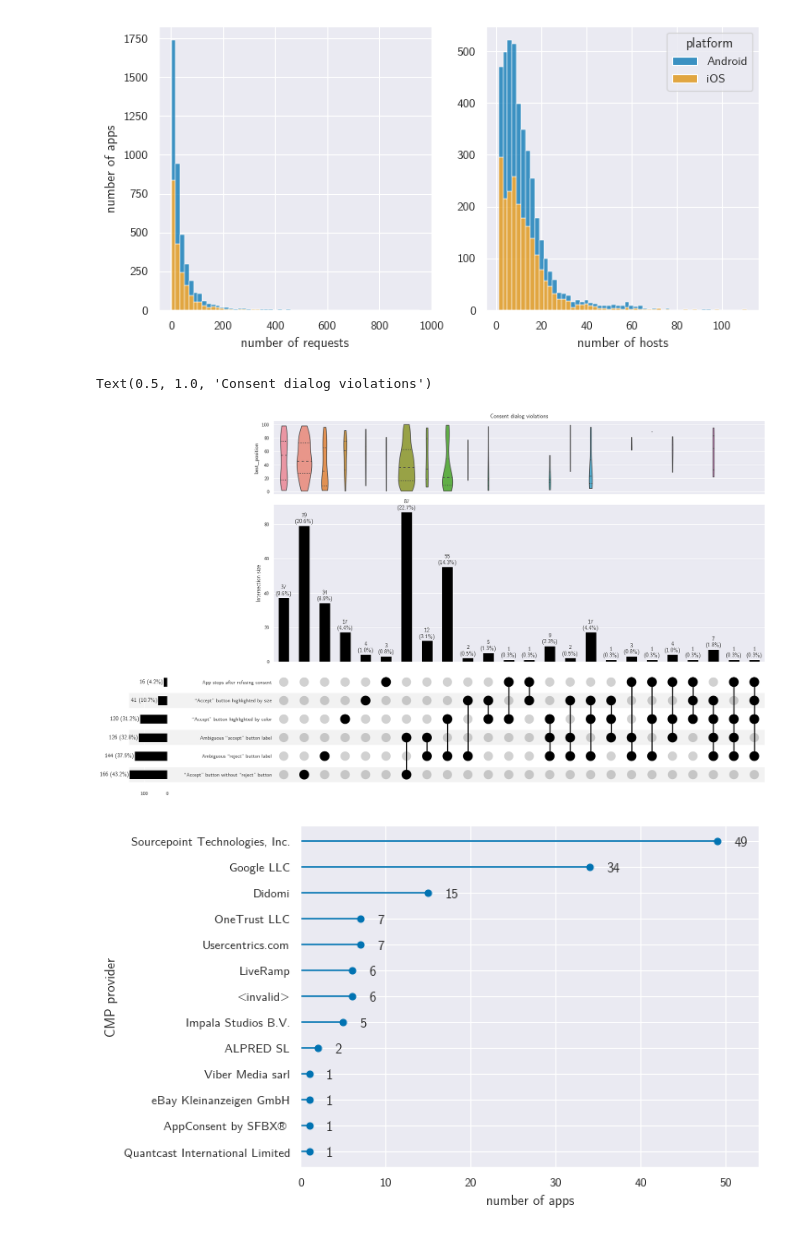
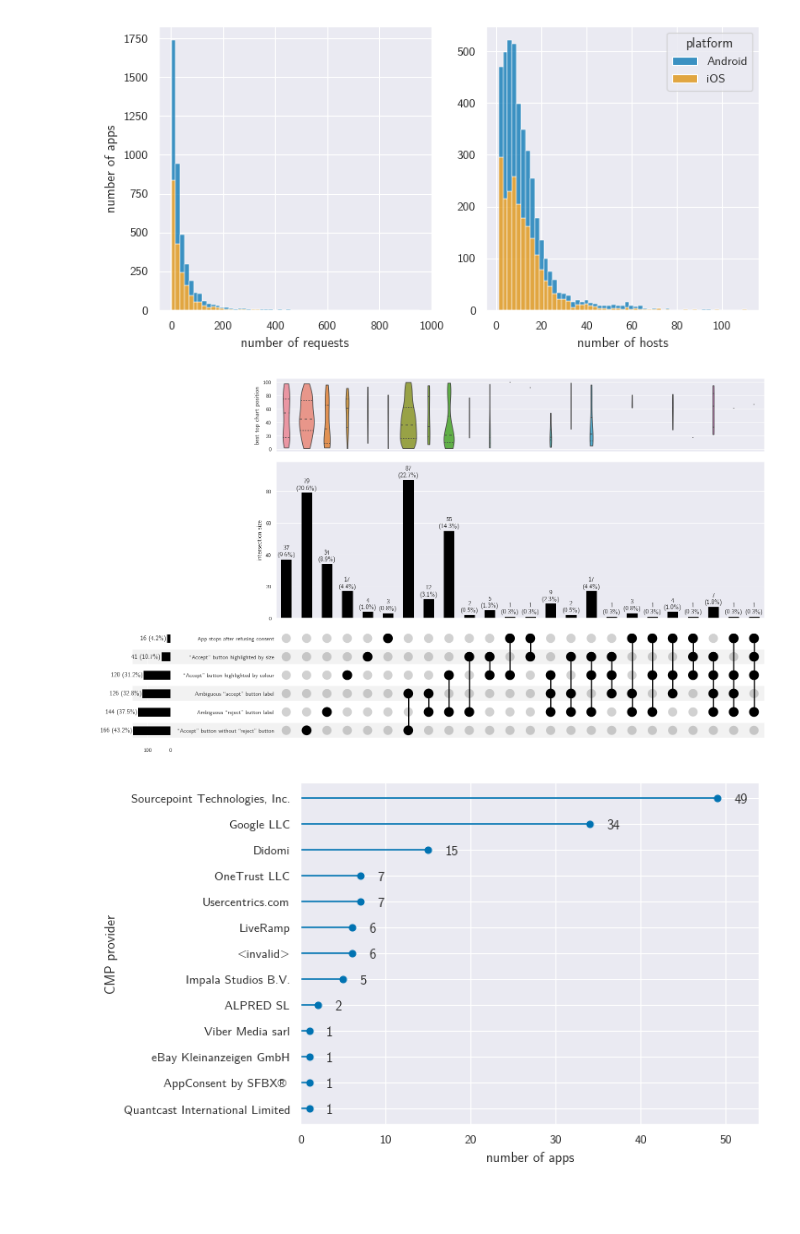
Before and after one commit to baltpeter/thesis-mobile-consent-dialogs, a Jupyter notebook: src/graphs.ipynb, the cells around one changed output. Drawn from its saved outputs; the diff is of its cells as text; code cells hidden in the pictures; blank space fills up the shorter version.

```diff
--- a/src/graphs.ipynb
+++ b/src/graphs.ipynb
@@ -50,28 +50,34 @@ fig.savefig(os.path.join(graphs_dir, 'requests_hosts_per_app.pdf'),
 [figure]
 # %%
 csv = pd.read_csv(os.path.join(data_dir, 'dialogs.csv'), on_bad_lines='error', header=0, names=[
-                  'name', 'platform', 'version', 'categories', 'best_position', 'best_position_set', 'verdict', 'App stops after refusing consent', '“Accept” button highlighted by color', 'Ambiguous “accept” button label', 'Ambiguous “reject” button label', '“Accept” button highlighted by size', '“Accept” button without “reject” button'], converters={'platform': lambda p: 'Android' if p == 'android' else 'iOS'})
+                  'name', 'platform', 'version', 'categories', 'best_position', 'best_position_set', 'verdict', 'App stops after refusing consent', '“Accept” button highlighted by colour', 'Ambiguous “accept” button label', 'Ambiguous “reject” button label', '“Accept” button highlighted by size', '“Accept” button without “reject” button'], converters={'platform': lambda p: 'Android' if p == 'android' else 'iOS'})
 dialogs = csv.loc[(csv['verdict'] == 'dialog') |
                   (csv['verdict'] == 'maybe_dialog')]
 data = from_indicators(
     lambda data: data.select_dtypes(bool), data=dialogs)
 
 upset = UpSet(data, show_counts=True, show_percentages=True,
-                intersection_plot_elements=8,
-              element_size=50)
+              intersection_plot_elements=8, element_size=45)
 # upset.add_stacked_bars(by='platform', colors=cm.Pastel1,
 #                        elements=13, title='Count by platform')
 # upset.add_stacked_bars(by='best_position_set', colors=distinct_colors, elements=13, title='Count by best top chart position')
 # upset.add_stacked_bars(by='categories', colors=distinct_colors, elements=13, title='Count by category')
-upset.add_catplot(value='best_position', kind='violin', elements=4, cut=0, scale='count', inner='quartiles')
+upset.add_catplot(value='best_position', kind='violin',
+                  elements=4, cut=0, scale='count', inner='quartiles')
 # upset.add_catplot(value='best_position', kind='swarm', elements=8)
-upset.plot()
-plt.title('Consent dialog violations')
+elements = upset.plot()
 
-# Note: Platform bar plot is misleading as Android has fewer apps than iOS.
+elements['extra1'].set_ylabel('best top chart position')
+elements['intersections'].set_ylabel('intersection size')
+y_min, y_max = elements['intersections'].get_ylim()
+elements['intersections'].set_ylim(y_min, y_max+7)
+
+plt.savefig(os.path.join(graphs_dir, 'dialog_dark_patterns.pdf'),
+            bbox_inches="tight", pad_inches=0)
+
+# TODO: Fix elements['shading'] not extending all the way on the left.
 # %% [output]
-Text(0.5, 1.0, 'Consent dialog violations')
-[figure, old version]
+[figure, new version]
 # %%
 data = list(json_obj_from_file_to_matplotlib('tcf_cmps.json', None, True))
 
```
Also changed, not shown: 14 other files.
